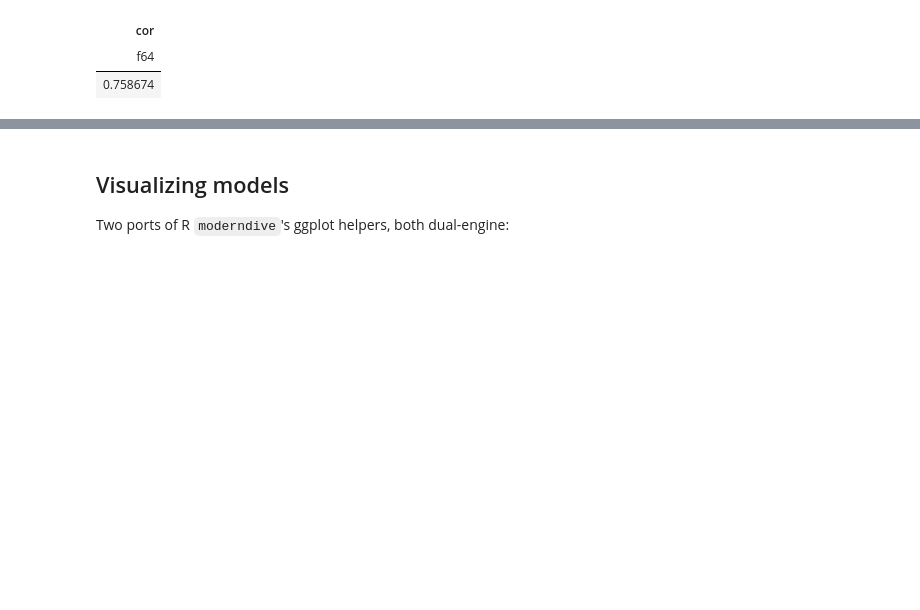
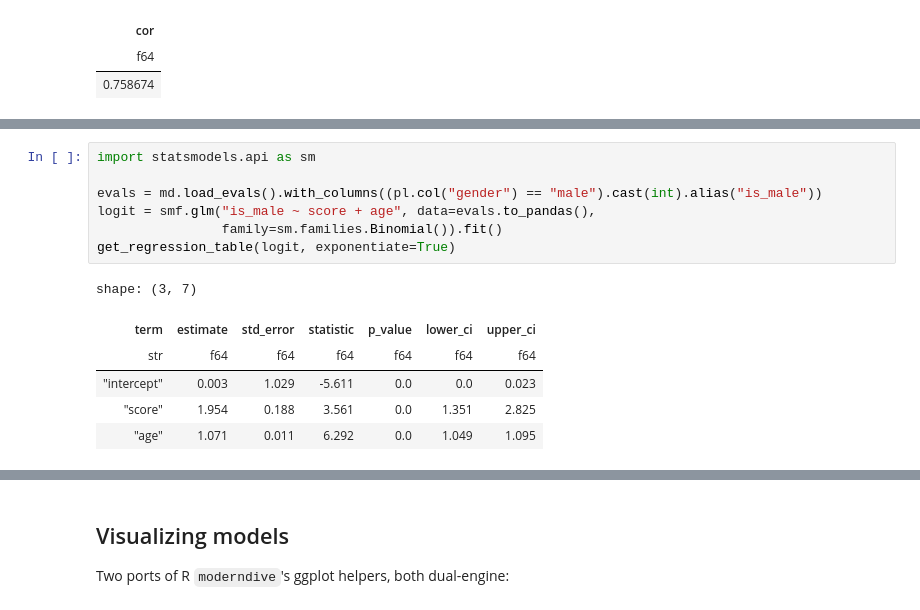
Before and after one commit to moderndive/moderndive-python, a Jupyter notebook: doc/_build/jupyter_execute/guides/regression.ipynb, the cells around one changed output, grey strips where cells are left out. Cells and saved outputs as stored; diff of their text form; blank space fills up the shorter version.

```diff
--- a/doc/_build/jupyter_execute/guides/regression.ipynb
+++ b/doc/_build/jupyter_execute/guides/regression.ipynb
@@ -69,0 +90,14 @@ shape: (1, 1)
+# %%
+import statsmodels.api as sm
+
+evals = md.load_evals().with_columns((pl.col("gender") == "male").cast(int).alias("is_male"))
+logit = smf.glm("is_male ~ score + age", data=evals.to_pandas(),
+                family=sm.families.Binomial()).fit()
+get_regression_table(logit, exponentiate=True)
+# %% [output]
+shape: (3, 7)
+| term | estimate | std_error | statistic | p_value | lower_ci | upper_ci |
+| str | f64 | f64 | f64 | f64 | f64 | f64 |
+| "intercept" | 0.003 | 1.029 | -5.611 | 0.0 | 0.0 | 0.023 |
+| "score" | 1.954 | 0.188 | 3.561 | 0.0 | 1.351 | 2.825 |
+| "age" | 1.071 | 0.011 | 6.292 | 0.0 | 1.049 | 1.095 |
```
Also changed, not shown: parts of 7 cells of this notebook, 47 other files.
